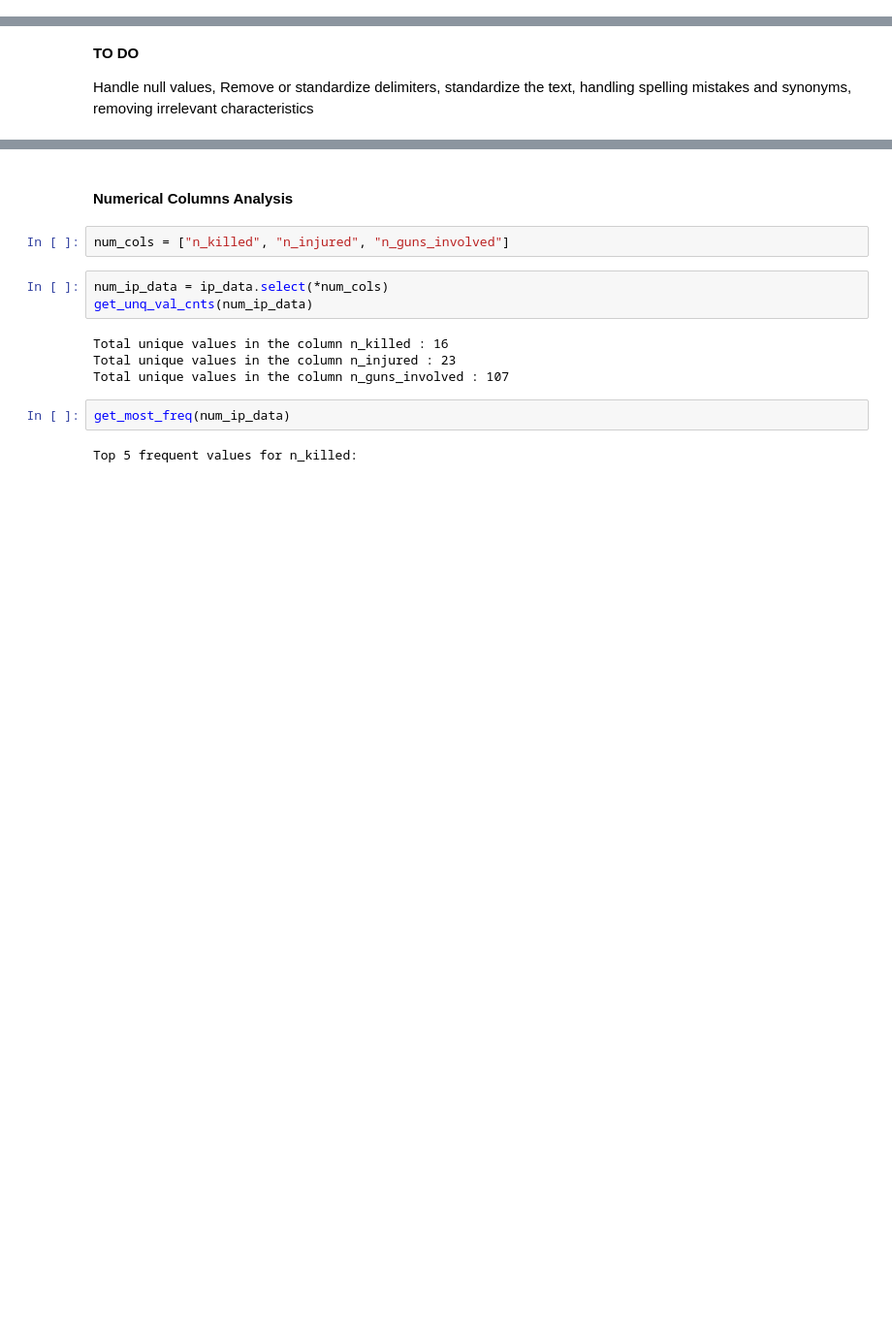
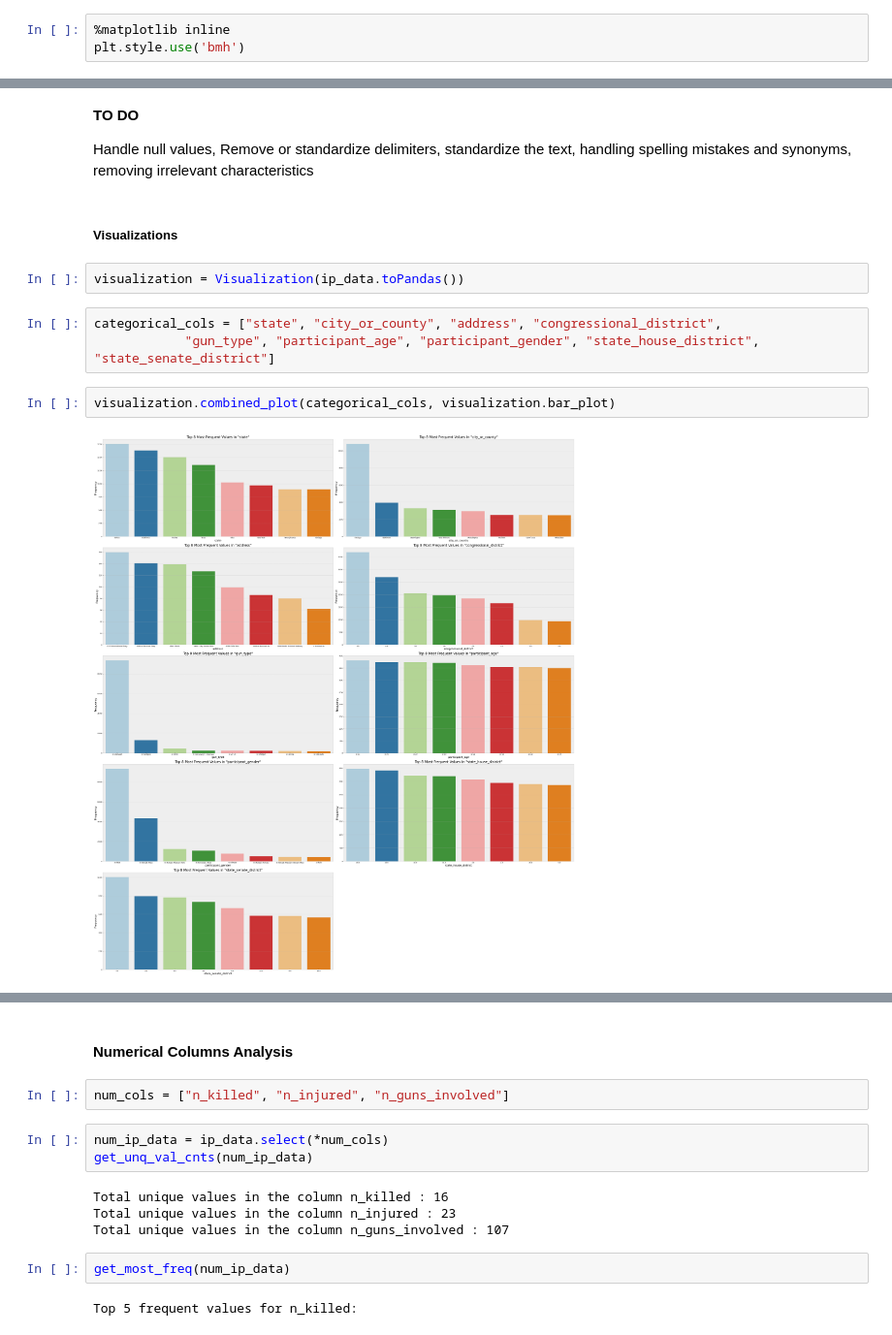
Before and after one commit to bharath03-a/Gun-Violence-Incidents, a Jupyter notebook: notebooks/01_initial_exploratory_analysis.ipynb, the cells around one changed output, grey strips where cells are left out. Shown at 97% size. Cells and saved outputs as stored; diff of their text form; blank space fills up the shorter version.

Commit message:
added visualizations

```diff
--- a/notebooks/01_initial_exploratory_analysis.ipynb
+++ b/notebooks/01_initial_exploratory_analysis.ipynb
@@ -9,3 +12,6 @@ import pandas as pd
 import numpy as np
 import matplotlib.pyplot as plt
 import seaborn as sns
+# %%
+%matplotlib inline
+plt.style.use('bmh')
@@ -362,3 +376,14 @@ only showing top 10 rows
 **TO DO**
 
 Handle null values, Remove or standardize delimiters, standardize the text, handling spelling mistakes and synonyms, removing irrelevant characteristics
+# %% [markdown]
+##### Visualizations
+# %%
+visualization = Visualization(ip_data.toPandas())
+# %%
+categorical_cols = ["state", "city_or_county", "address", "congressional_district",
+            "gun_type", "participant_age", "participant_gender", "state_house_district", "state_senate_district"]
+# %%
+visualization.combined_plot(categorical_cols, visualization.bar_plot)
+# %% [output]
+[figure, added]
```
Also changed, not shown: parts of 20 cells of this notebook, 4 other files.
